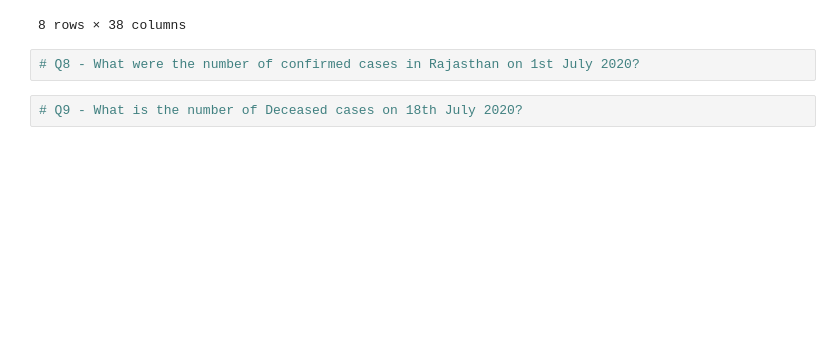
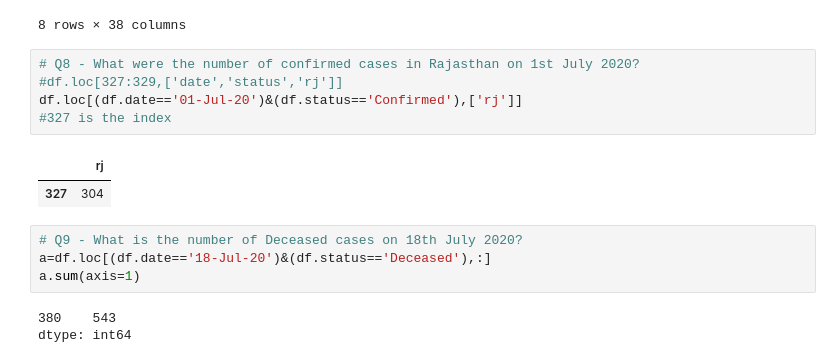
Before and after one commit to ananyakamboj/Machine-Learning, a Jupyter notebook: Assignment_2 (Graded).ipynb, the cells around one changed output. Saved outputs shown, nothing was run; the diff lists cells and outputs as text; blank space fills up the shorter version.

```diff
--- a/Assignment_2 (Graded).ipynb
+++ b/Assignment_2 (Graded).ipynb
@@ -134,7 +125,18 @@ df.describe()
 8 rows × 38 columns
 # %%
 # Q8 - What were the number of confirmed cases in Rajasthan on 1st July 2020?
+#df.loc[327:329,['date','status','rj']]
+df.loc[(df.date=='01-Jul-20')&(df.status=='Confirmed'),['rj']]
+#327 is the index
+# %% [output]
+|  | rj |
+| 327 | 304 |
 # %%
 # Q9 - What is the number of Deceased cases on 18th July 2020?
+a=df.loc[(df.date=='18-Jul-20')&(df.status=='Deceased'),:]
+a.sum(axis=1)
+# %% [output]
+380    543
+dtype: int64
 # %%
 # Q10 - Create a new column 'total'. Values in this column is supposed to contain the sum of corresponding row.
```
Also changed, not shown: parts of 5 cells of this notebook, 4 other files.
